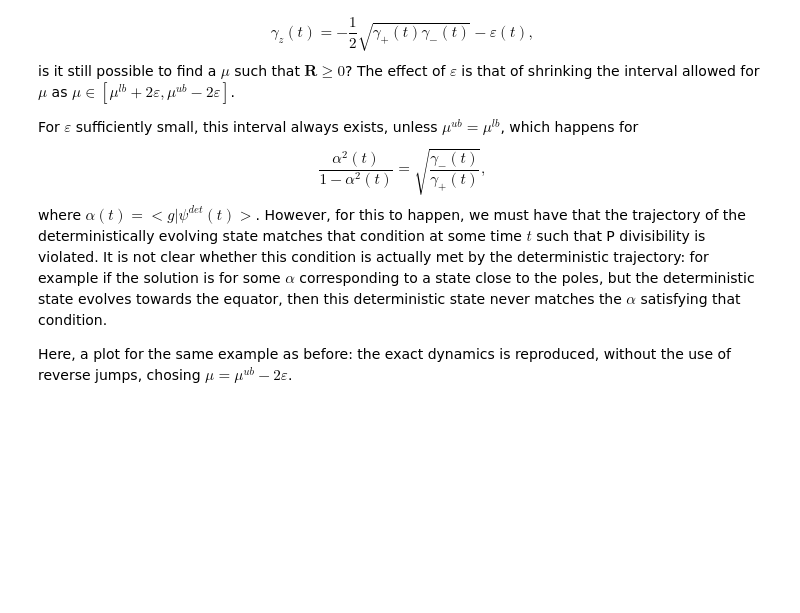
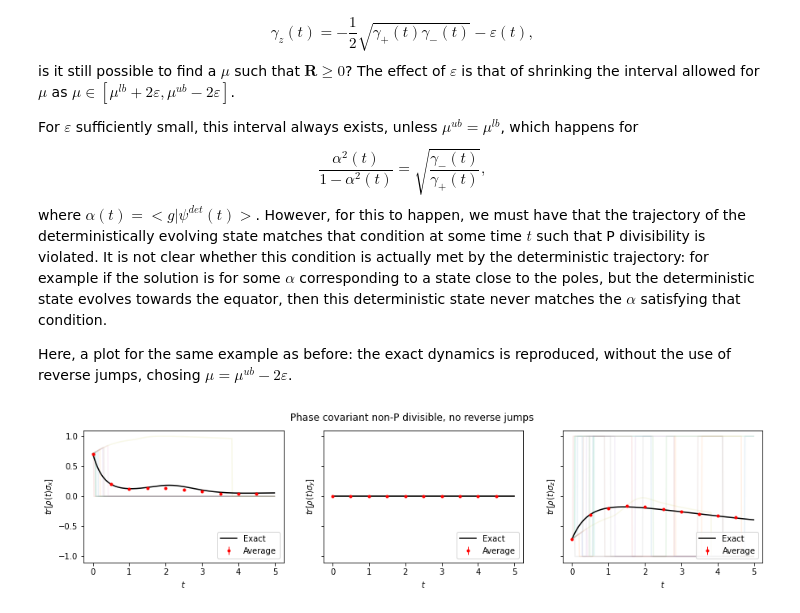
Before and after one commit to federicoSettimo/ROQJ, a Jupyter notebook: Examples/Phase covariant.ipynb, the cells around one changed output. Drawn from its saved outputs; the diff is of its cells as text; code cells hidden in the pictures; blank space fills up the shorter version.

Commit message:
Added non-Markovian dynamics without reverse jumps

```diff
--- a/Examples/Phase covariant.ipynb
+++ b/Examples/Phase covariant.ipynb
@@ -241,3 +241,7 @@ However, for this to happen, we must have that the trajectory of the determinist
 It is not clear whether this condition is actually met by the deterministic trajectory: for example if the solution is for some $\alpha$ corresponding to a state close to the poles, but the deterministic state evolves towards the equator, then this deterministic state never matches the $\alpha$ satisfying that condition.
 
 Here, a plot for the same example as before: the exact dynamics is reproduced, without the use of reverse jumps, chosing $\mu = \mu^{ub}-2\varepsilon$.
+# %%
+plot("Phase covariant non-P divisible, no reverse jumps")
+# %% [output]
+[figure, added]
```
Also changed, not shown: 2 other files.
